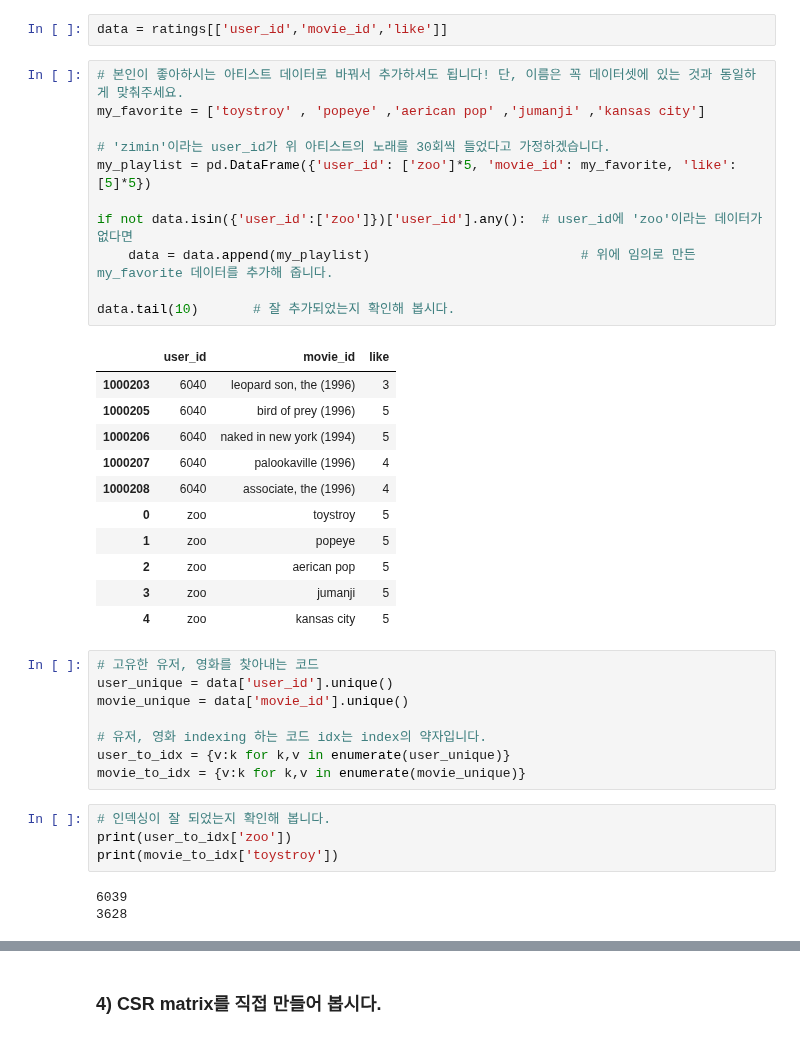
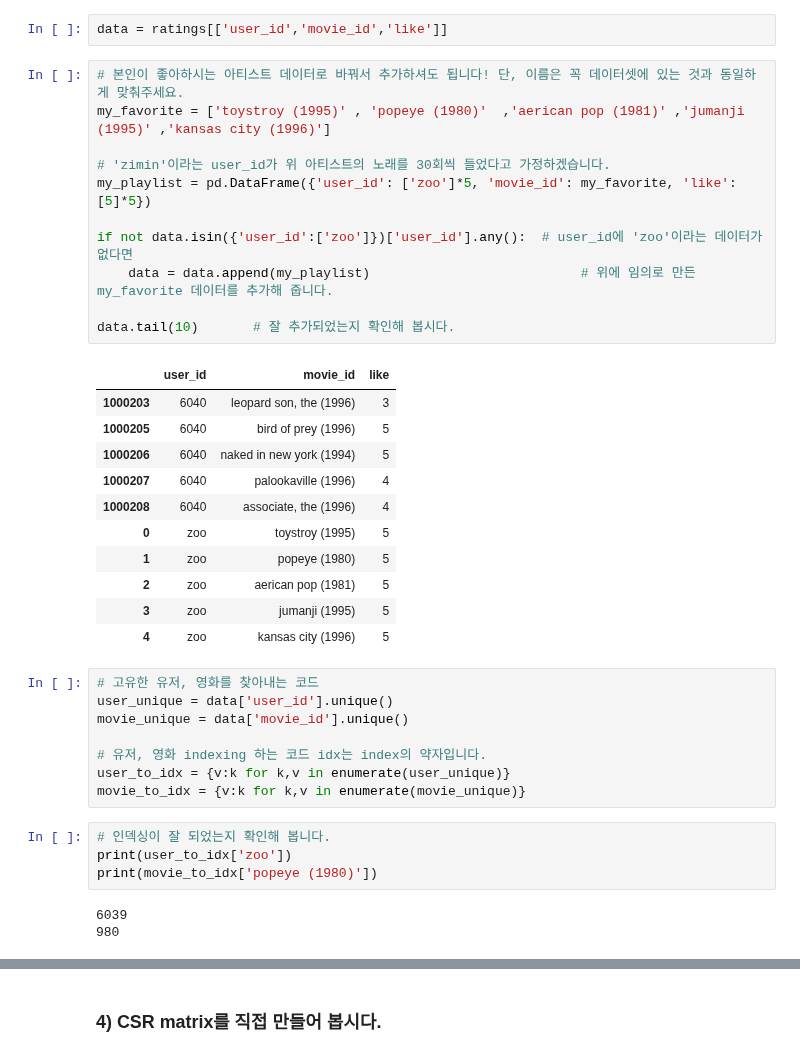
Before and after one commit to zoohoney/workplace, a Jupyter notebook: E-08]Movielens_Recommendation.ipynb, the cells around one changed output, grey strips where cells are left out. Cells and saved outputs as stored; diff of their text form.

```diff
--- a/E-08]Movielens_Recommendation.ipynb
+++ b/E-08]Movielens_Recommendation.ipynb
@@ -121,27 +121,27 @@ Name: like, dtype: float64
 data = ratings[['user_id','movie_id','like']]
 # %%
 # 본인이 좋아하시는 아티스트 데이터로 바꿔서 추가하셔도 됩니다! 단, 이름은 꼭 데이터셋에 있는 것과 동일하게 맞춰주세요.
-my_favorite = ['toystroy' , 'popeye' ,'aerican pop' ,'jumanji' ,'kansas city']
+my_favorite = ['toystroy (1995)' , 'popeye (1980)'  ,'aerican pop (1981)' ,'jumanji (1995)' ,'kansas city (1996)']
 
 # 'zimin'이라는 user_id가 위 아티스트의 노래를 30회씩 들었다고 가정하겠습니다.
 my_playlist = pd.DataFrame({'user_id': ['zoo']*5, 'movie_id': my_favorite, 'like':[5]*5})
 
 if not data.isin({'user_id':['zoo']})['user_id'].any():  # user_id에 'zoo'이라는 데이터가 없다면
     data = data.append(my_playlist)                           # 위에 임의로 만든 my_favorite 데이터를 추가해 줍니다.
 
 data.tail(10)       # 잘 추가되었는지 확인해 봅시다.
 # %% [output]
 |  | user_id | movie_id | like |
 | 1000203 | 6040 | leopard son, the (1996) | 3 |
 | 1000205 | 6040 | bird of prey (1996) | 5 |
 | 1000206 | 6040 | naked in new york (1994) | 5 |
 | 1000207 | 6040 | palookaville (1996) | 4 |
 | 1000208 | 6040 | associate, the (1996) | 4 |
-| 0 | zoo | toystroy | 5 |
-| 1 | zoo | popeye | 5 |
-| 2 | zoo | aerican pop | 5 |
-| 3 | zoo | jumanji | 5 |
-| 4 | zoo | kansas city | 5 |
+| 0 | zoo | toystroy (1995) | 5 |
+| 1 | zoo | popeye (1980) | 5 |
+| 2 | zoo | aerican pop (1981) | 5 |
+| 3 | zoo | jumanji (1995) | 5 |
+| 4 | zoo | kansas city (1996) | 5 |
 # %%
 # 고유한 유저, 영화를 찾아내는 코드
 user_unique = data['user_id'].unique()
@@ -153,10 +153,10 @@ movie_to_idx = {v:k for k,v in enumerate(movie_unique)}
 # %%
 # 인덱싱이 잘 되었는지 확인해 봅니다.
 print(user_to_idx['zoo'])
-print(movie_to_idx['toystroy'])
+print(movie_to_idx['popeye (1980)'])
 # %% [output]
 6039
-3628
+980
 # %%
 # indexing을 통해 데이터 컬럼 내 값을 바꾸는 코드
 # dictionary 자료형의 get 함수는 https://wikidocs.net/16 을 참고하세요.
```
Also changed, not shown: parts of 15 cells of this notebook.
